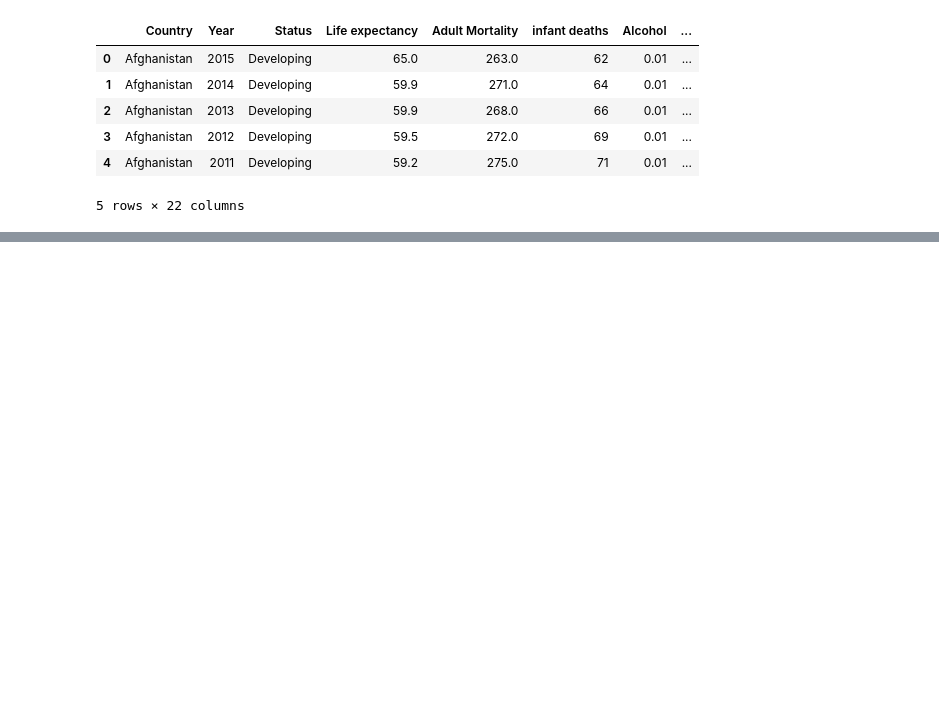
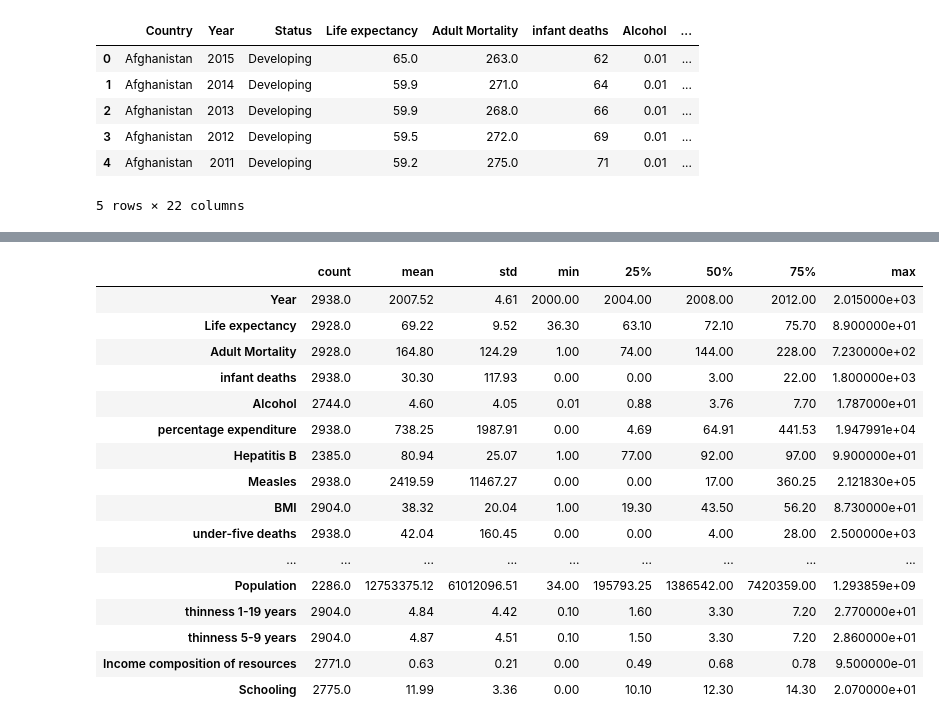
Before and after one commit to cburbano-usgp/grupo3_proyecto_aprendizaje_autom, a Jupyter notebook: Grupo3_proyecto.ipynb, the cells around one changed output, grey strips where cells are left out. Cells and saved outputs as stored; diff of their text form; code cells hidden in the pictures; blank space fills up the shorter version.

```diff
--- a/Grupo3_proyecto.ipynb
+++ b/Grupo3_proyecto.ipynb
@@ -59,0 +81,20 @@ df.head()
+# %%
+df.describe().T.round(2)
+# %% [output]
+|  | count | mean | std | min | 25% | 50% | 75% | max |
+| Year | 2938.0 | 2007.52 | 4.61 | 2000.00 | 2004.00 | 2008.00 | 2012.00 | 2.015000e+03 |
+| Life expectancy | 2928.0 | 69.22 | 9.52 | 36.30 | 63.10 | 72.10 | 75.70 | 8.900000e+01 |
+| Adult Mortality | 2928.0 | 164.80 | 124.29 | 1.00 | 74.00 | 144.00 | 228.00 | 7.230000e+02 |
+| infant deaths | 2938.0 | 30.30 | 117.93 | 0.00 | 0.00 | 3.00 | 22.00 | 1.800000e+03 |
+| Alcohol | 2744.0 | 4.60 | 4.05 | 0.01 | 0.88 | 3.76 | 7.70 | 1.787000e+01 |
+| percentage expenditure | 2938.0 | 738.25 | 1987.91 | 0.00 | 4.69 | 64.91 | 441.53 | 1.947991e+04 |
+| Hepatitis B | 2385.0 | 80.94 | 25.07 | 1.00 | 77.00 | 92.00 | 97.00 | 9.900000e+01 |
+| Measles | 2938.0 | 2419.59 | 11467.27 | 0.00 | 0.00 | 17.00 | 360.25 | 2.121830e+05 |
+| BMI | 2904.0 | 38.32 | 20.04 | 1.00 | 19.30 | 43.50 | 56.20 | 8.730000e+01 |
+| under-five deaths | 2938.0 | 42.04 | 160.45 | 0.00 | 0.00 | 4.00 | 28.00 | 2.500000e+03 |
+| ... | ... | ... | ... | ... | ... | ... | ... | ... |
+| Population | 2286.0 | 12753375.12 | 61012096.51 | 34.00 | 195793.25 | 1386542.00 | 7420359.00 | 1.293859e+09 |
+| thinness 1-19 years | 2904.0 | 4.84 | 4.42 | 0.10 | 1.60 | 3.30 | 7.20 | 2.770000e+01 |
+| thinness 5-9 years | 2904.0 | 4.87 | 4.51 | 0.10 | 1.50 | 3.30 | 7.20 | 2.860000e+01 |
+| Income composition of resources | 2771.0 | 0.63 | 0.21 | 0.00 | 0.49 | 0.68 | 0.78 | 9.500000e-01 |
+| Schooling | 2775.0 | 11.99 | 3.36 | 0.00 | 10.10 | 12.30 | 14.30 | 2.070000e+01 |
```
Also changed, not shown: parts of 12 cells of this notebook, 1 other file.
